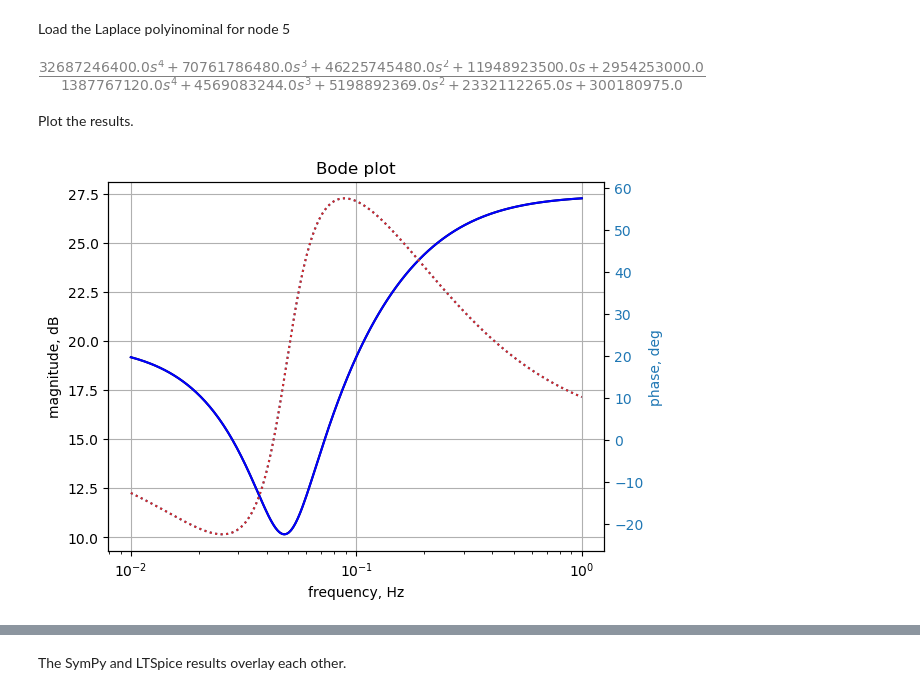
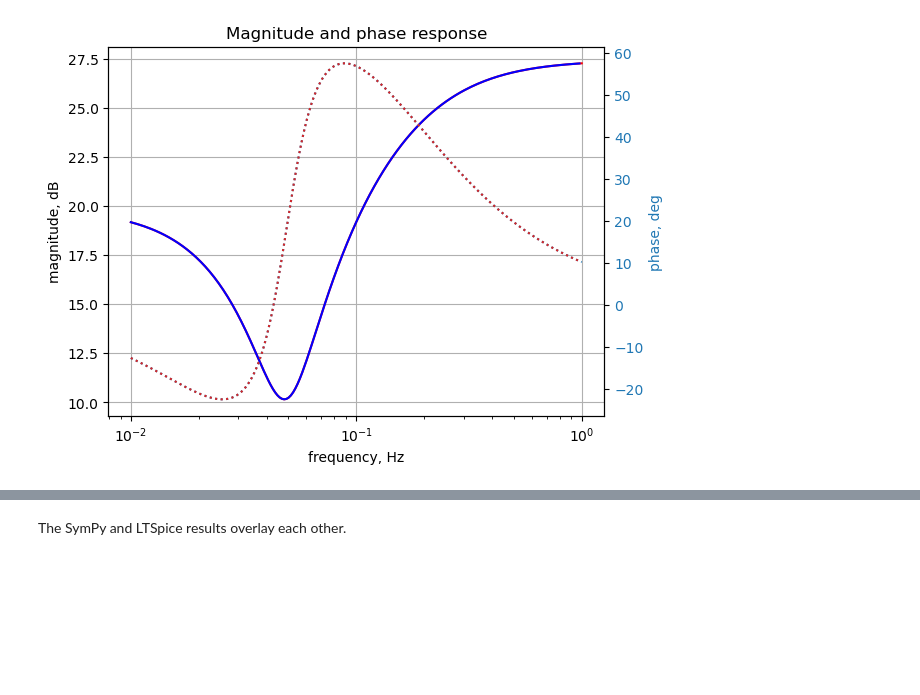
Before and after one commit to Tiburonboy/Symbolic-Modified-Nodal-Analysis-using-Python, a Jupyter notebook: backup/test_5.ipynb, the cells around one changed output, grey strips where cells are left out. Drawn from its saved outputs; the diff is of its cells as text; code cells hidden in the pictures; blank space fills up the shorter version.

```diff
--- a/backup/test_5.ipynb
+++ b/backup/test_5.ipynb
@@ -280,0 +418,2 @@ os.chdir('/home/jeff32/Documents/JupyterLab/Node Analysis/')
+# %%
+U_ac = solve(NE,X)
@@ -280,0 +422,13 @@ os.chdir('/home/jeff32/Documents/JupyterLab/Node Analysis/')
+# %%
+H = U_ac[v5]
+# %%
+num, denom = fraction(H) #returns numerator and denominator
+
+# convert symbolic to numpy polynomial
+a = np.array(Poly(num, s).all_coeffs(), dtype=float)
+b = np.array(Poly(denom, s).all_coeffs(), dtype=float)
+system = (a, b)
+# %%
+#x = np.linspace(0.01*2*np.pi, 1*2*np.pi, 200, endpoint=True)
+x = np.logspace(-2, 0, 200, endpoint=False)*2*np.pi
+w, mag, phase = signal.bode(system, w=x) # returns: rad/s, mag in dB, phase in deg
@@ -287,10 +446,3 @@ voltage = np.zeros(len(LTSpice_data)).astype(complex)
 for i in range(len(LTSpice_data)):
     frequency[i] = LTSpice_data[i][0]
     voltage[i] = LTSpice_data[i][1] + LTSpice_data[i][2]*1j
-# %% [markdown]
-Load the Laplace polyinominal for node 5
-# %%
-H = u1[v5]
-H
-# %% [output]
-[figure, removed]
@@ -307,29 +449,27 @@ w_c1, mag_c1, phase_c1 = signal.bode(system_c1, w=x) # returns: rad/s, mag in dB
-# %% [markdown]
-Plot the results.
 # %%
 fig, ax1 = plt.subplots()
 ax1.set_ylabel('magnitude, dB')
 ax1.set_xlabel('frequency, Hz')
 
-plt.semilogx(frequency, 20*np.log10(np.abs(voltage)),'-k')    # Bode magnitude plot
-plt.semilogx(w_c1/(2*np.pi), mag_c1,'-b')    # Bode magnitude plot
+plt.semilogx(frequency, 20*np.log10(np.abs(voltage)),'-r')    # Bode magnitude plot
+plt.semilogx(w/(2*np.pi), mag,'-b')    # Bode magnitude plot
 
 ax1.tick_params(axis='y')
 #ax1.set_ylim((-30,20))
 plt.grid()
 
 # instantiate a second y-axes that shares the same x-axis
 ax2 = ax1.twinx()
 color = 'tab:blue'
 
 plt.semilogx(frequency, np.angle(voltage)*180/np.pi,':',color=color)  # Bode phase plot
-plt.semilogx(w_c1/(2*np.pi), phase_c1,':',color='tab:red')  # Bode phase plot
+plt.semilogx(w/(2*np.pi), phase,':',color='tab:red')  # Bode phase plot
 
 ax2.set_ylabel('phase, deg',color=color)
 ax2.tick_params(axis='y', labelcolor=color)
 #ax2.set_ylim((-5,25))
 
-plt.title('Bode plot')
+plt.title('Magnitude and phase response')
 plt.show()
 # %% [output]
-[figure, old version]
+[figure, new version]
```
Also changed, not shown: parts of 62 cells of this notebook, 15 other files.
